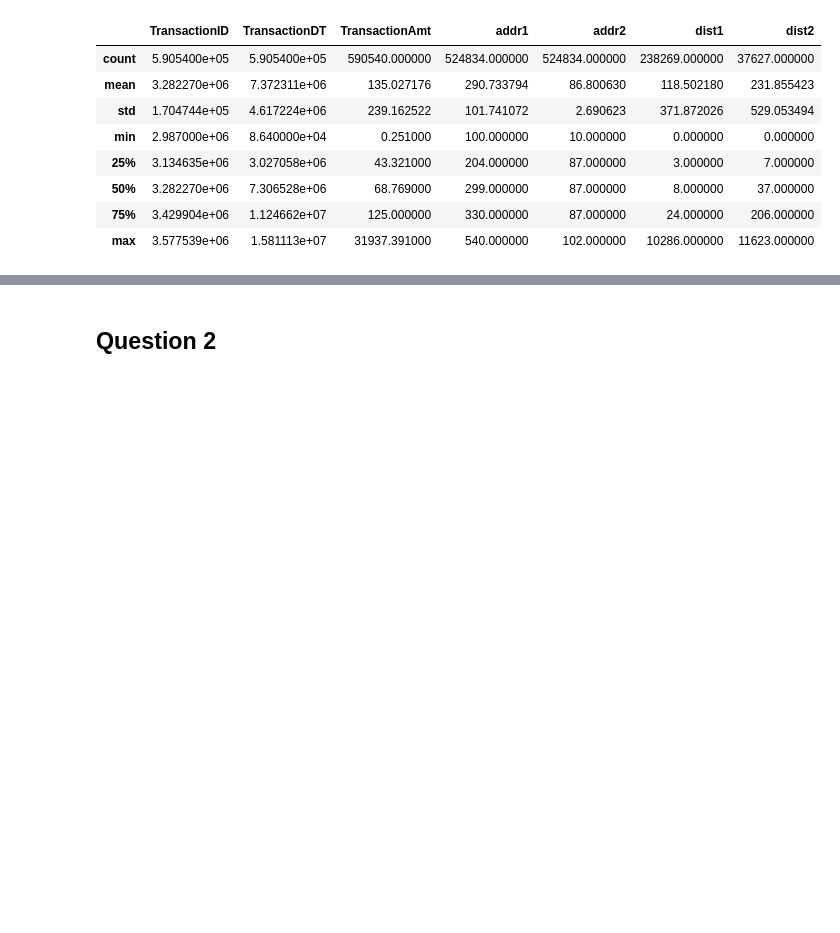
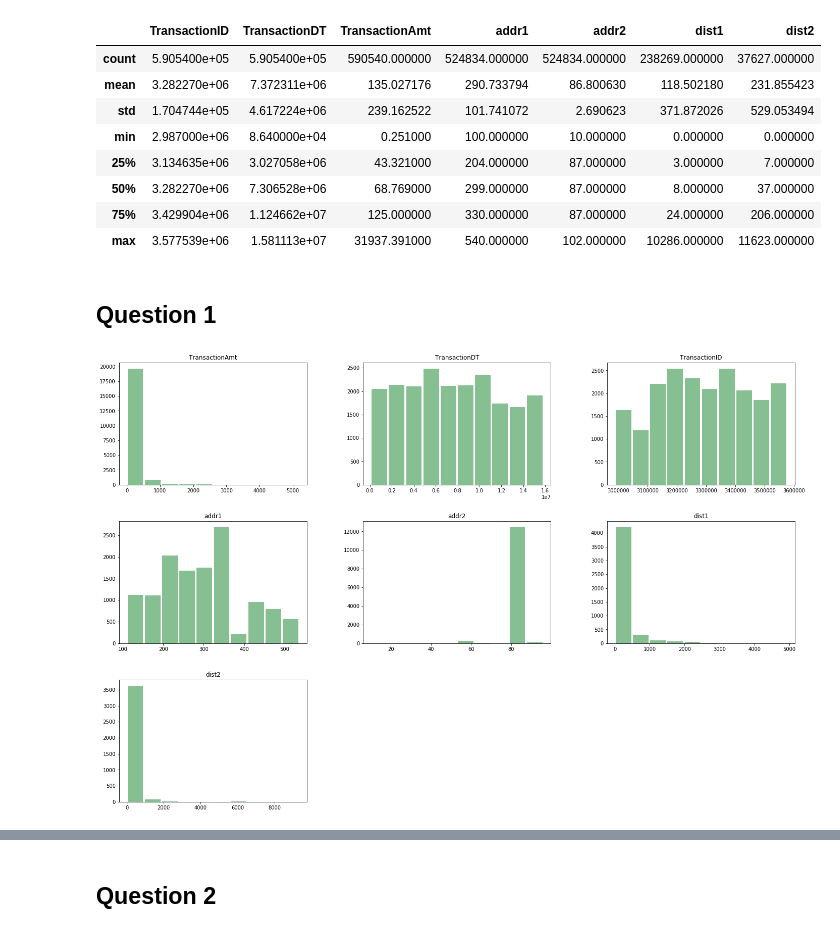
Before and after one commit to rmodi6/ieee-cis-fraud-detection, a Jupyter notebook: cse519_hw2_playground.ipynb, the cells around one changed output, grey strips where cells are left out. Drawn from its saved outputs; the diff is of its cells as text; code cells hidden in the pictures; blank space fills up the shorter version.

Commit message:
Added plots for questions 1 to 5

```diff
--- a/cse519_hw2_playground.ipynb
+++ b/cse519_hw2_playground.ipynb
@@ -41,3 +43,10 @@ trainset['TransactionDT_day'] = trainset['TransactionDT'].apply(lambda x: int(x/
 trainset['TransactionDT_hour'] = trainset['TransactionDT'].apply(lambda x: int(x/86400%1*24))
 trainset['TransactionDT_min'] = trainset['TransactionDT'].apply(lambda x: int(x/86400%1*24%1*60))
 trainset['TransactionDT_sec'] = trainset['TransactionDT'].apply(lambda x: int(x/86400%1*24%1*60%1*60))
+# %% [markdown]
+Question 1
+----------
+# %%
+hist0 = trainset[trainset['isFraud'] == True][["TransactionID","TransactionDT","TransactionAmt","addr1","addr2","dist1","dist2"]].hist(grid=False, figsize=(24,16), color='#86bf91', zorder=2, rwidth=0.9)
+# %% [output]
+[figure, added]
```
Also changed, not shown: parts of 26 cells of this notebook.
